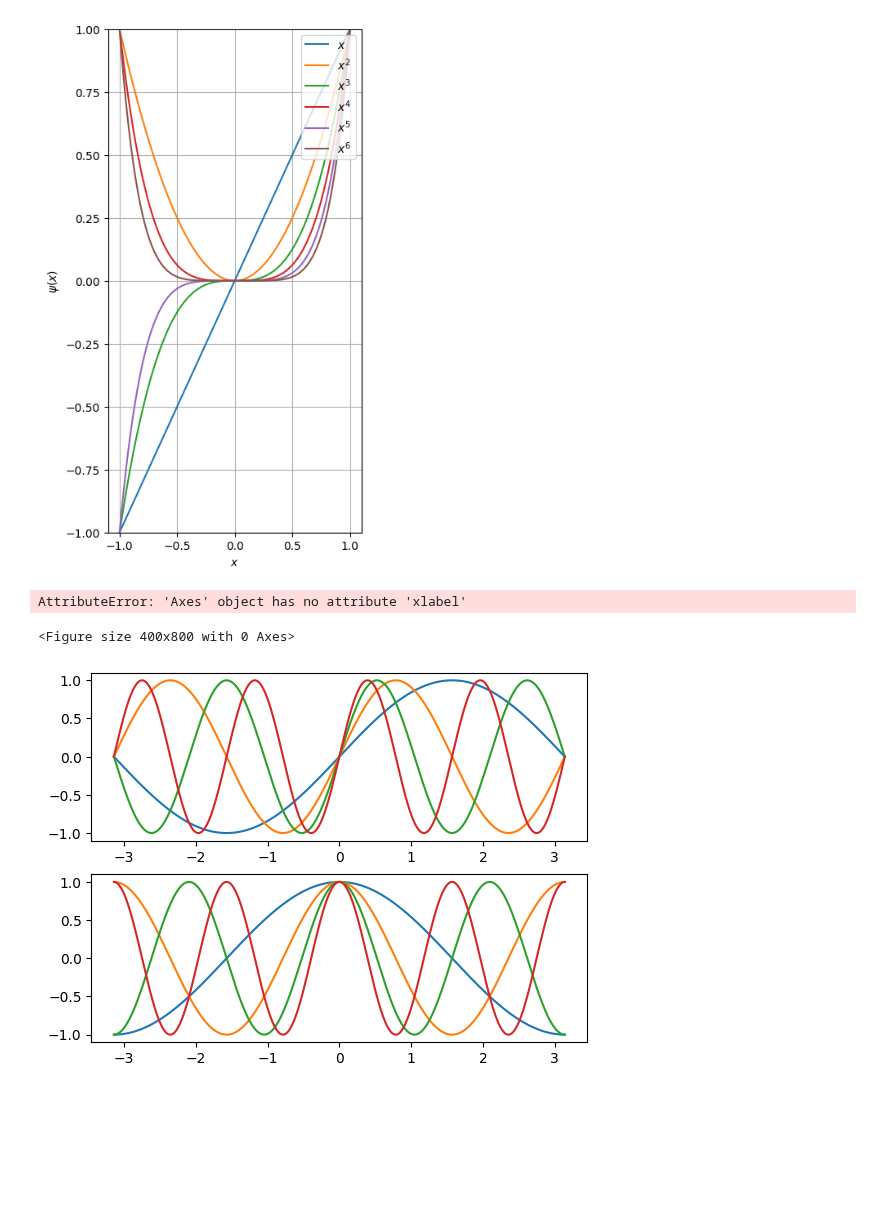
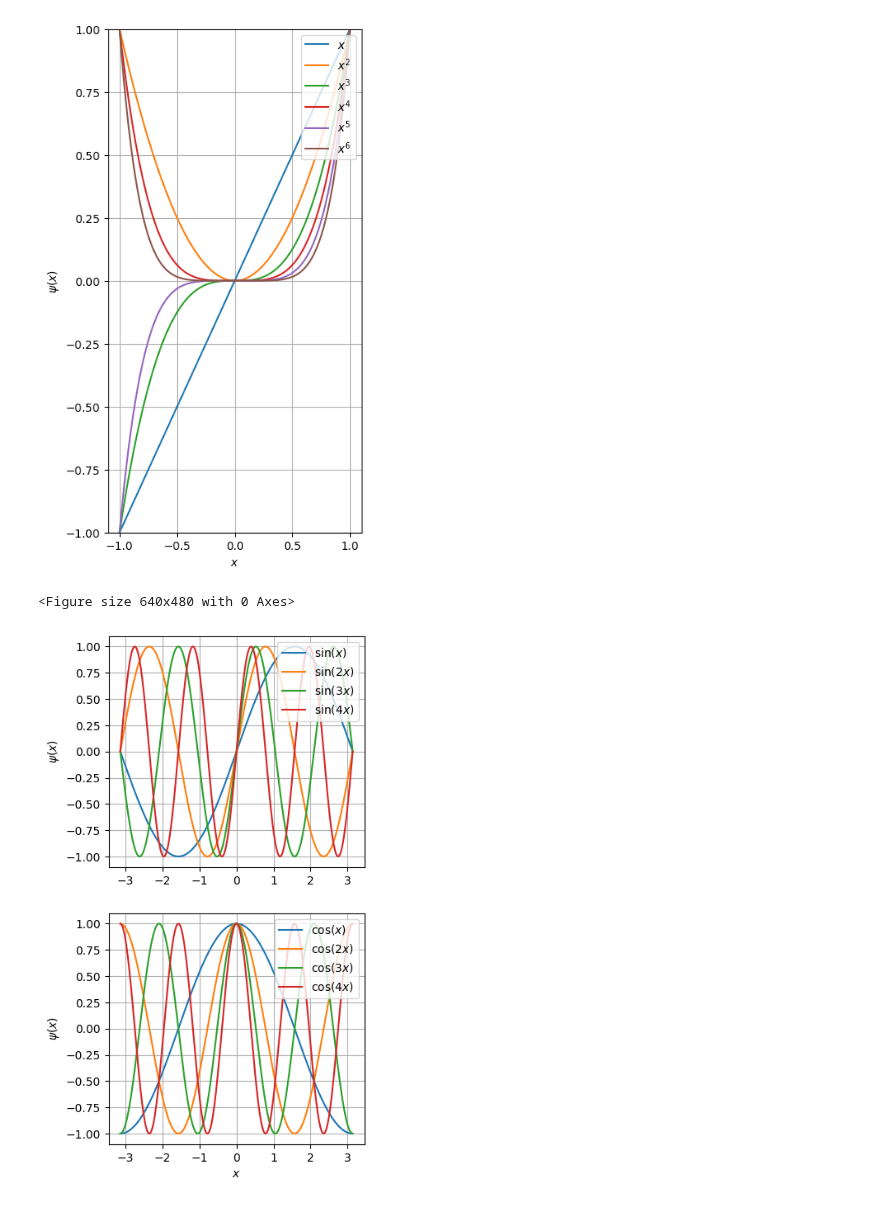
Before and after one commit to SebastianPeitz/DeepRL_Course, a Jupyter notebook: Lecture/code/06-Deep-Learning.ipynb, the cells around one changed output. Cells and saved outputs as stored; diff of their text form; code cells hidden in the pictures; blank space fills up the shorter version.

```diff
--- a/Lecture/code/06-Deep-Learning.ipynb
+++ b/Lecture/code/06-Deep-Learning.ipynb
@@ -25,33 +25,34 @@ plt.show()
 [figure]
 # %%
 # Visualization
-plt.figure(figsize=(4, 8))
+plt.figure()
 fig, axs = plt.subplots(2)
+fig.set_figheight(8)
+fig.set_figwidth(4)
 
 x = np.linspace(-np.pi, np.pi, 501)
 
 
 axs[0].plot(x,np.sin(x),label=r'$\sin(x)$')
 axs[0].plot(x,np.sin(2*x),label=r'$\sin(2x)$')
 axs[0].plot(x,np.sin(3*x),label=r'$\sin(3x)$')
 axs[0].plot(x,np.sin(4*x),label=r'$\sin(4x)$')
 axs[1].plot(x,np.cos(x),label=r'$\cos(x)$')
 axs[1].plot(x,np.cos(2*x),label=r'$\cos(2x)$')
 axs[1].plot(x,np.cos(3*x),label=r'$\cos(3x)$')
 axs[1].plot(x,np.cos(4*x),label=r'$\cos(4x)$')
 
-axs[0].xlabel("")
-axs[0].ylabel(r"$\psi(x)$")
+axs[0].set_xlabel("")
+axs[0].set_ylabel(r"$\psi(x)$")
 axs[0].legend(loc='upper right')
 axs[0].grid()
 
-axs[1].xlabel(r"$x$")
-axs[1].ylabel(r"$\psi(x)$")
+axs[1].set_xlabel(r"$x$")
+axs[1].set_ylabel(r"$\psi(x)$")
 axs[1].legend(loc='upper right')
 axs[1].grid()
 
 plt.show()
 # %% [output]
-AttributeError: 'Axes' object has no attribute 'xlabel'
+<Figure size 640x480 with 0 Axes>
-<Figure size 400x800 with 0 Axes>
-[figure, old version]
+[figure, new version]
```
Also changed, not shown: 39 other files.
